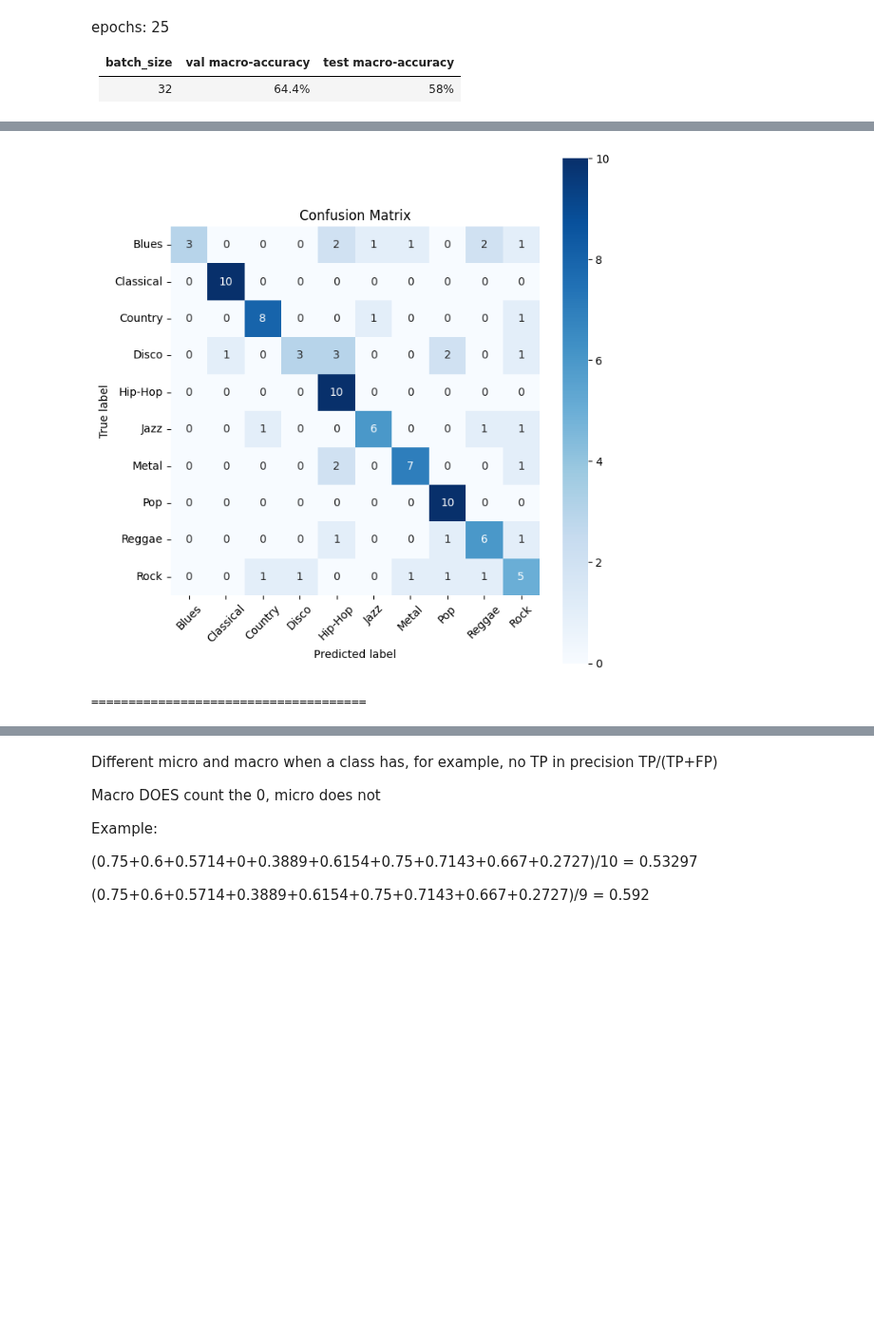
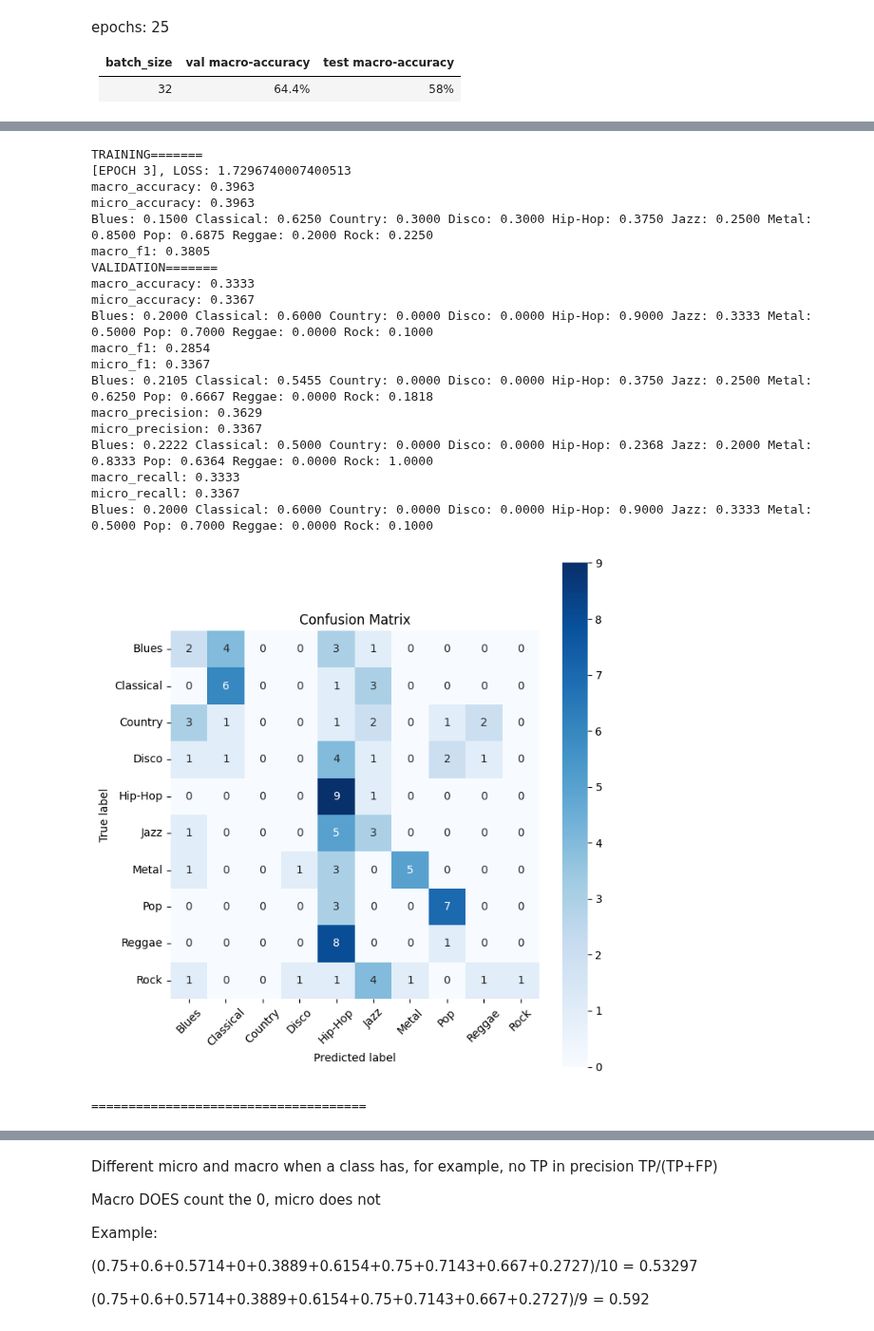
Before and after one commit to kadamczak/metric_analysis, a Jupyter notebook: src/tests.ipynb, the cells around one changed output, grey strips where cells are left out. Shown at 95% size. Cells and saved outputs as stored; diff of their text form; code cells hidden in the pictures; blank space fills up the shorter version.

```diff
--- a/src/tests.ipynb
+++ b/src/tests.ipynb
@@ -326,6 +347,7 @@ def reset_metrics(metrics):
 
 # numerical labels: 0, 1, 2, 3, ...
 def update_metrics(metrics, logits, numerical_labels):
+    numerical_labels = numerical_labels.to(torch.int64)
     [metric.update(logits, numerical_labels) for metric in metrics.values()]
 
 def compute_metrics(metrics):
@@ -349,12 +371,18 @@ def print_metrics(metrics, class_names):
 # Test loop
 #==================================================================================
 def test_loop(model, metrics, class_names, test_dl):
+    is_binary_classification = len(class_names) == 2
     reset_metrics(metrics)
 
     model.eval() # evaluation mode
     with torch.no_grad(): # do not calculate gradients
         for inputs, labels in test_dl: # get batch (batch_size specified during DataLoader creation)
             outputs = model(inputs)                       # forward pass
+
+            if is_binary_classification:
+                outputs = outputs.squeeze()
+                labels = labels.float()
+
             update_metrics(metrics, outputs, labels)      # update metrics after batch
 
     results_copy = compute_metrics(metrics) # calculate metrics after whole epoch
@@ -367,7 +395,7 @@ def training_loop(model, epochs, basic_metrics, class_names, train_dl, val_dl =
     is_binary_classification = len(class_names) == 2
 
     # PREDICTIONS: logits, LABELS: numerical
-    loss_function = nn.BCEWithLogitsLoss if is_binary_classification else nn.CrossEntropyLoss()
+    loss_function = nn.BCEWithLogitsLoss() if is_binary_classification else nn.CrossEntropyLoss()
     optimizer = optim.Adam(model.parameters(), lr=0.001)
 
     reset_metrics(basic_metrics)
@@ -381,6 +409,10 @@ def training_loop(model, epochs, basic_metrics, class_names, train_dl, val_dl =
         for inputs, labels in train_dl: # get batch (batch_size specified during DataLoader creation)
             optimizer.zero_grad()           # zero the parameter gradients
             outputs = model(inputs)         # forward pass
+
+            if is_binary_classification:
+                outputs = outputs.squeeze()
+                labels = labels.float()
 
             loss = loss_function(outputs, labels) # calculate loss (logits, numerical labels)
             update_metrics(basic_metrics, outputs, labels)
@@ -413,7 +445,7 @@ def training_loop(model, epochs, basic_metrics, class_names, train_dl, val_dl =
 # %% [markdown]
 # Create and train GTZAN model
 # %%
-model_gtzan = CNN(img_size=IMAGE_SIZE, channels=CHANNELS, num_classes=len(gtzan_classes)).to(device) #! model to device
+model_gtzan = CNN(img_size=IMAGE_SIZE, channels=CHANNELS, num_outputs=len(gtzan_classes)).to(device) #! model to device
 # %%
 gtzan_basic_multiclass_metrics = create_basic_multiclass_metrics(num_classes=len(gtzan_classes))
 gtzan_full_multiclass_metrics = create_full_multiclass_metrics(num_classes=len(gtzan_classes))
@@ -425,7 +457,7 @@ epochs: 25
 | 32  | 64.4%  | 58%  |
 # %%
 training_loop(model=model_gtzan,
-              epochs=20,
+              epochs=3,
               basic_metrics=gtzan_basic_multiclass_metrics,
               class_names=gtzan_classes,
               train_dl=gtzan_train_dl,
@@ -452,5 +485,24 @@ Blues: 0.3000 Classical: 1.0000 Country: 0.8000 Disco: 0.3000 Hip-Hop: 1.0000 Ja
+TRAINING=======
+[EPOCH 3], LOSS: 1.7296740007400513
+macro_accuracy: 0.3963
+micro_accuracy: 0.3963
+Blues: 0.1500 Classical: 0.6250 Country: 0.3000 Disco: 0.3000 Hip-Hop: 0.3750 Jazz: 0.2500 Metal: 0.8500 Pop: 0.6875 Reggae: 0.2000 Rock: 0.2250
+macro_f1: 0.3805
+VALIDATION=======
+macro_accuracy: 0.3333
+micro_accuracy: 0.3367
+Blues: 0.2000 Classical: 0.6000 Country: 0.0000 Disco: 0.0000 Hip-Hop: 0.9000 Jazz: 0.3333 Metal: 0.5000 Pop: 0.7000 Reggae: 0.0000 Rock: 0.1000
+macro_f1: 0.2854
+micro_f1: 0.3367
+Blues: 0.2105 Classical: 0.5455 Country: 0.0000 Disco: 0.0000 Hip-Hop: 0.3750 Jazz: 0.2500 Metal: 0.6250 Pop: 0.6667 Reggae: 0.0000 Rock: 0.1818
+macro_precision: 0.3629
+micro_precision: 0.3367
+Blues: 0.2222 Classical: 0.5000 Country: 0.0000 Disco: 0.0000 Hip-Hop: 0.2368 Jazz: 0.2000 Metal: 0.8333 Pop: 0.6364 Reggae: 0.0000 Rock: 1.0000
+macro_recall: 0.3333
+micro_recall: 0.3367
+Blues: 0.2000 Classical: 0.6000 Country: 0.0000 Disco: 0.0000 Hip-Hop: 0.9000 Jazz: 0.3333 Metal: 0.5000 Pop: 0.7000 Reggae: 0.0000 Rock: 0.1000
-[figure, old version]
+[figure, new version]
-=====================================
+=====================================
 # %%
 results = test_loop(model_gtzan, gtzan_full_multiclass_metrics, gtzan_classes, gtzan_test_dl)
 # %% [output]
```
Also changed, not shown: parts of 30 cells of this notebook.
